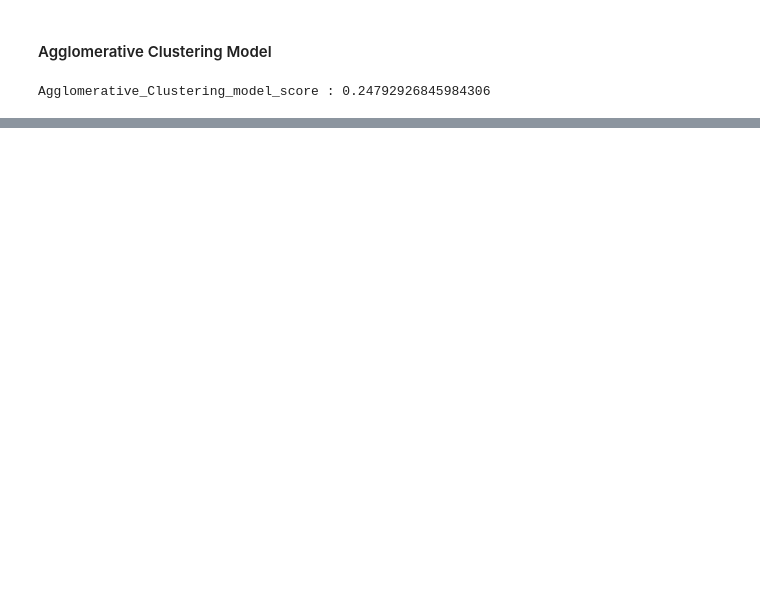
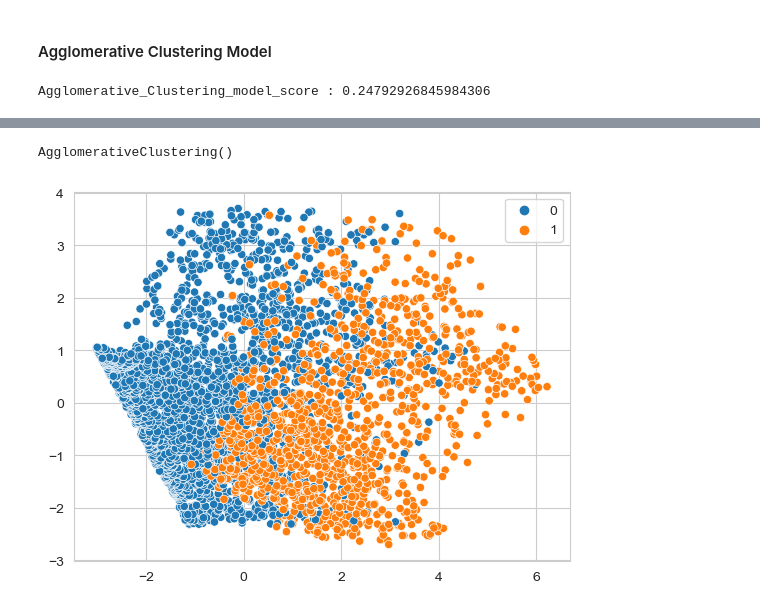
Before and after one commit to Siddhudhole/ExceLR_Assignment, a Jupyter notebook: Clustering Analysis .ipynb, the cells around one changed output, grey strips where cells are left out. Cells and saved outputs as stored; diff of their text form; code cells hidden in the pictures; blank space fills up the shorter version.

```diff
--- a/Clustering Analysis .ipynb
+++ b/Clustering Analysis .ipynb
@@ -209,0 +231,11 @@ Agglomerative_Clustering_model_score : 0.24792926845984306
+# %%
+model = AgglomerativeClustering( n_clusters=2)
+# %%
+model.fit(df_scale)
+# %% [output]
+AgglomerativeClustering()
+# %%
+sns.scatterplot(data=df_2D,x=df_2D[:,0],y=df_2D[:,1],hue=model.labels_)
+plt.show()
+# %% [output]
+[figure, added]
```
Also changed, not shown: parts of 22 cells of this notebook.
